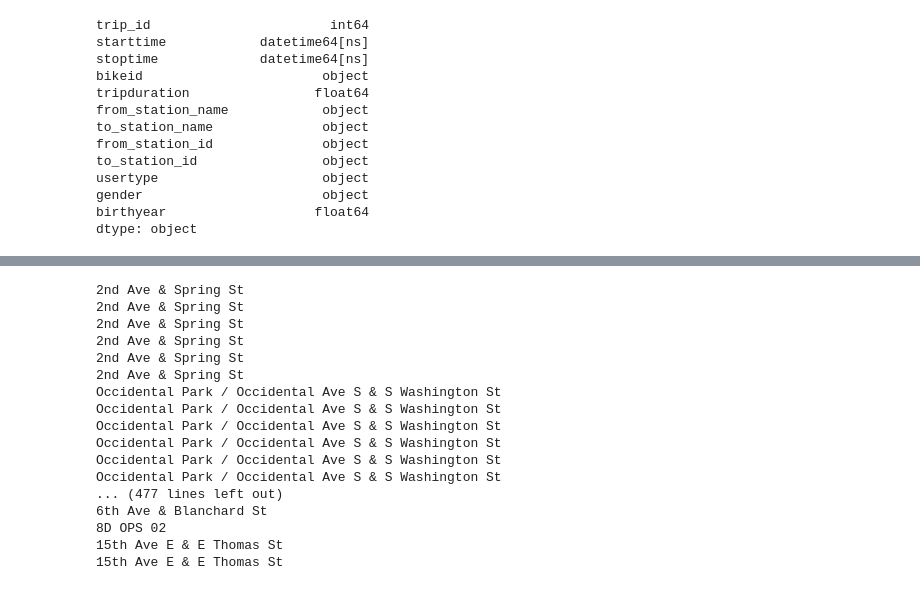
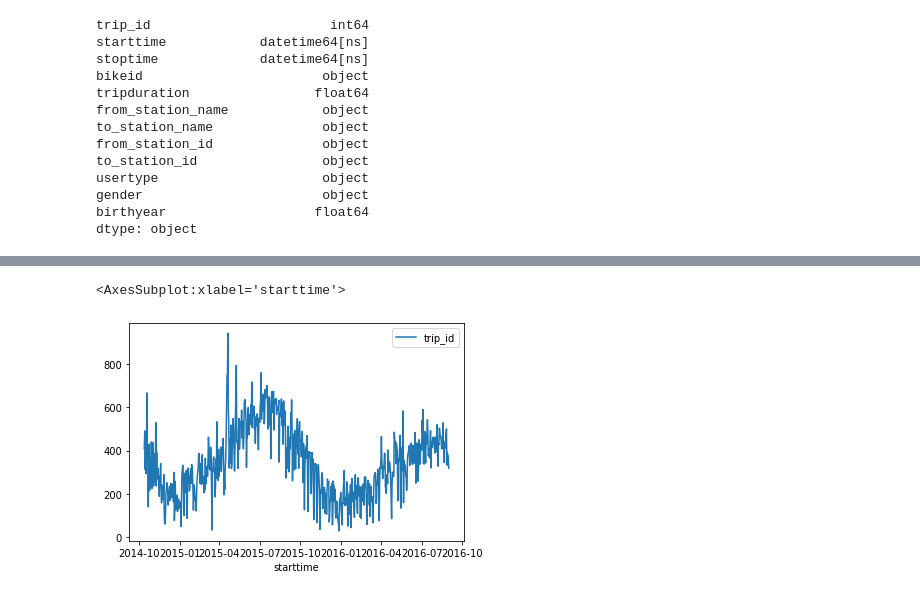
Before and after one commit to duranbe/bike-sharing, a Jupyter notebook: bike-sharing.ipynb, the cells around one changed output, grey strips where cells are left out. Drawn from its saved outputs; the diff is of its cells as text; code cells hidden in the pictures.

```diff
--- a/bike-sharing.ipynb
+++ b/bike-sharing.ipynb
@@ -5,3 +8,5 @@ import seaborn as sns
 # %%
-df = pd.read_csv("data/trip.csv",error_bad_lines=False)
+df = pd.read_csv("data/trip.csv",error_bad_lines=False,usecols=['trip_id','starttime','stoptime',
+                                                                'bikeid','tripduration','from_station_name',
+                                                               'to_station_name','from_station_id','to_station_id','usertype'])
 df = df.drop_duplicates()
@@ -80,2 +45,2 @@ df[['trip_id','starttime']].groupby('starttime').count()
 # %%
-df.groupby(df.starttime.dt.date).size()
+time_series = df[['trip_id']].groupby(df.starttime.dt.date).count()
@@ -121,21 +47,5 @@ array(['SEA00298', 'SEA00195', 'SEA00486', 'SEA00333', 'SEA00202',
-# %%
-for bike_id in df['bikeid'].unique():
-    print(df[df['bikeid']==bike_id].iloc[0]['from_station_name'])
-# %% [output]
-2nd Ave & Spring St
-2nd Ave & Spring St
-2nd Ave & Spring St
-2nd Ave & Spring St
-2nd Ave & Spring St
-2nd Ave & Spring St
-Occidental Park / Occidental Ave S & S Washington St
-Occidental Park / Occidental Ave S & S Washington St
-Occidental Park / Occidental Ave S & S Washington St
-Occidental Park / Occidental Ave S & S Washington St
-Occidental Park / Occidental Ave S & S Washington St
-Occidental Park / Occidental Ave S & S Washington St
-... (477 lines left out)
-6th Ave & Blanchard St
-8D OPS 02
-15th Ave E & E Thomas St
-15th Ave E & E Thomas St
+# %%
+sns.lineplot(data=time_series)
+# %% [output]
+<AxesSubplot:xlabel='starttime'>
+[figure, added]
```
Also changed, not shown: parts of 13 cells of this notebook.
